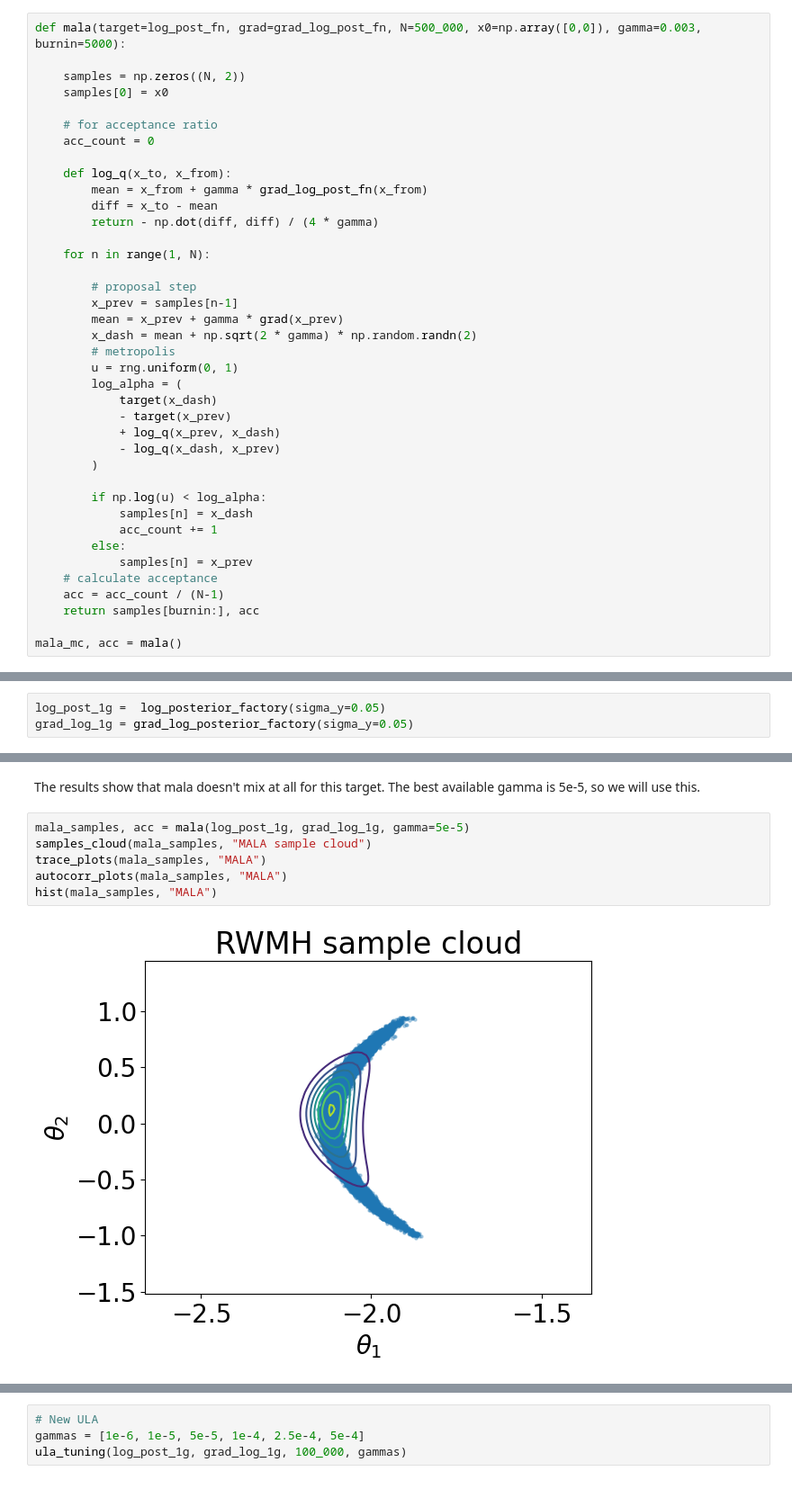
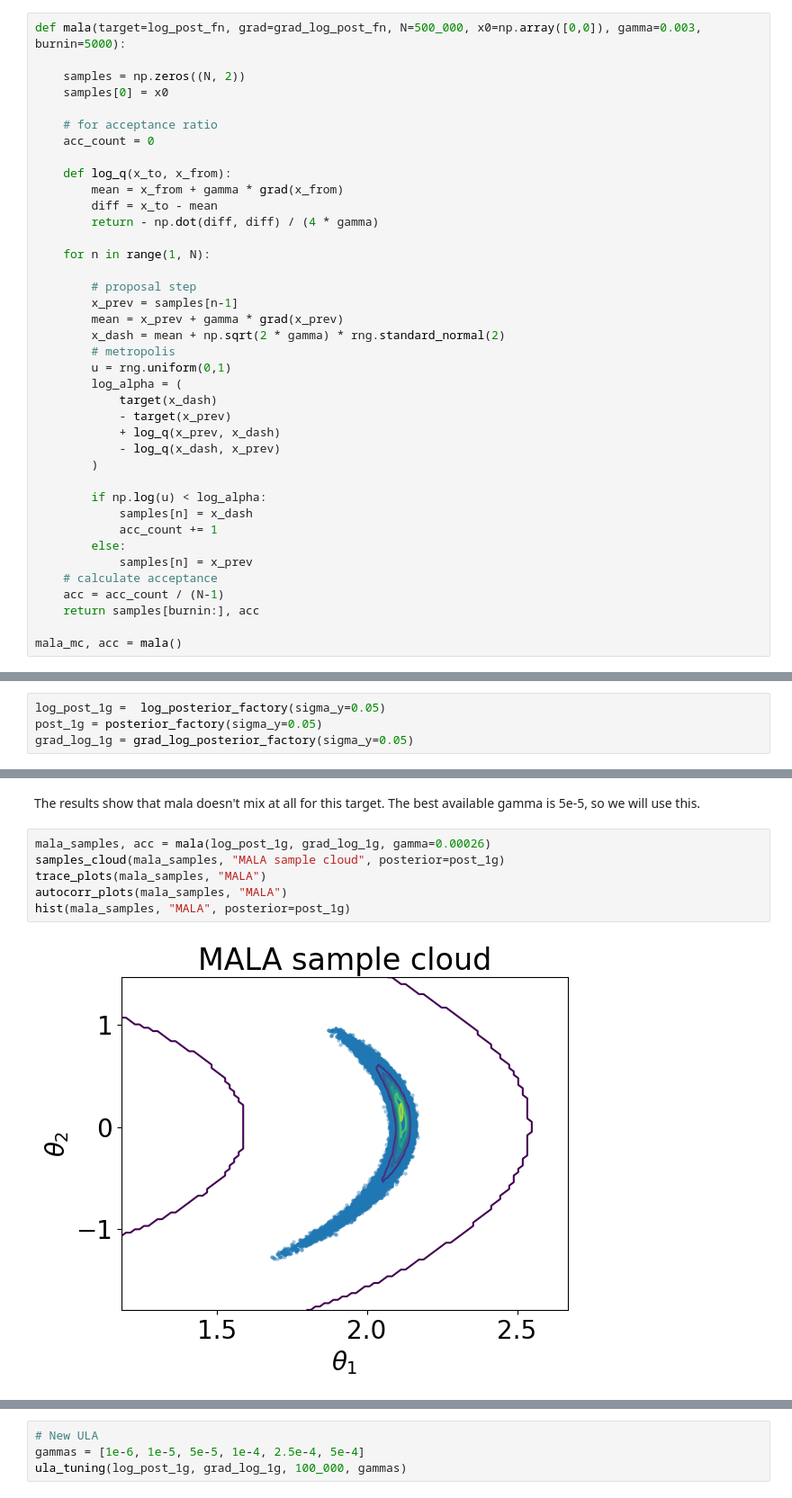
Before and after one commit to alisaklymchuk/stochastic_simulation_math60047, a Jupyter notebook: coursework.ipynb, the cells around one changed output, grey strips where cells are left out. Shown at 90% size. Drawn from its saved outputs; the diff is of its cells as text.

Commit message:
fixed mala, explained ensemble sampler

```diff
--- a/coursework.ipynb
+++ b/coursework.ipynb
@@ -600,7 +600,7 @@ def mala(target=log_post_fn, grad=grad_log_post_fn, N=500_000, x0=np.array([0,0]
     acc_count = 0
 
     def log_q(x_to, x_from):
-        mean = x_from + gamma * grad_log_post_fn(x_from)
+        mean = x_from + gamma * grad(x_from)
         diff = x_to - mean
         return - np.dot(diff, diff) / (4 * gamma)
 
@@ -609,9 +609,9 @@ def mala(target=log_post_fn, grad=grad_log_post_fn, N=500_000, x0=np.array([0,0]
         # proposal step
         x_prev = samples[n-1]
         mean = x_prev + gamma * grad(x_prev)
-        x_dash = mean + np.sqrt(2 * gamma) * np.random.randn(2)
+        x_dash = mean + np.sqrt(2 * gamma) * rng.standard_normal(2)
         # metropolis
-        u = rng.uniform(0, 1)
+        u = rng.uniform(0,1)
         log_alpha = (
             target(x_dash)
             - target(x_prev)
@@ -943,6 +943,7 @@ This algorithm is very well suited for out target, since it updates the coordina
 We now let $\sigma_y = 0.05$ and re-run all the samplers. Since changing this parameter changes the target posterior, we will need to re-tune the hyperparameters of the samplers as well.
 # %%
 log_post_1g =  log_posterior_factory(sigma_y=0.05)
+post_1g = posterior_factory(sigma_y=0.05)
 grad_log_1g = grad_log_posterior_factory(sigma_y=0.05)
 # %%
 # New RWMH
@@ -976,10 +977,10 @@ mala_tuning(log_post_1g, grad_log_1g, 100_000, gammas)
 # %% [markdown]
 The results show that mala doesn't mix at all for this target. The best available gamma is 5e-5, so we will use this.
 # %%
-mala_samples, acc = mala(log_post_1g, grad_log_1g, gamma=5e-5)
-samples_cloud(mala_samples, "MALA sample cloud")
+mala_samples, acc = mala(log_post_1g, grad_log_1g, gamma=0.00026)
+samples_cloud(mala_samples, "MALA sample cloud", posterior=post_1g)
 trace_plots(mala_samples, "MALA")
 autocorr_plots(mala_samples, "MALA")
-hist(mala_samples, "MALA")
+hist(mala_samples, "MALA", posterior=post_1g)
 # %% [output]
-[figure, old version]
+[figure, new version]
```
Also changed, not shown: parts of 15 cells of this notebook.
